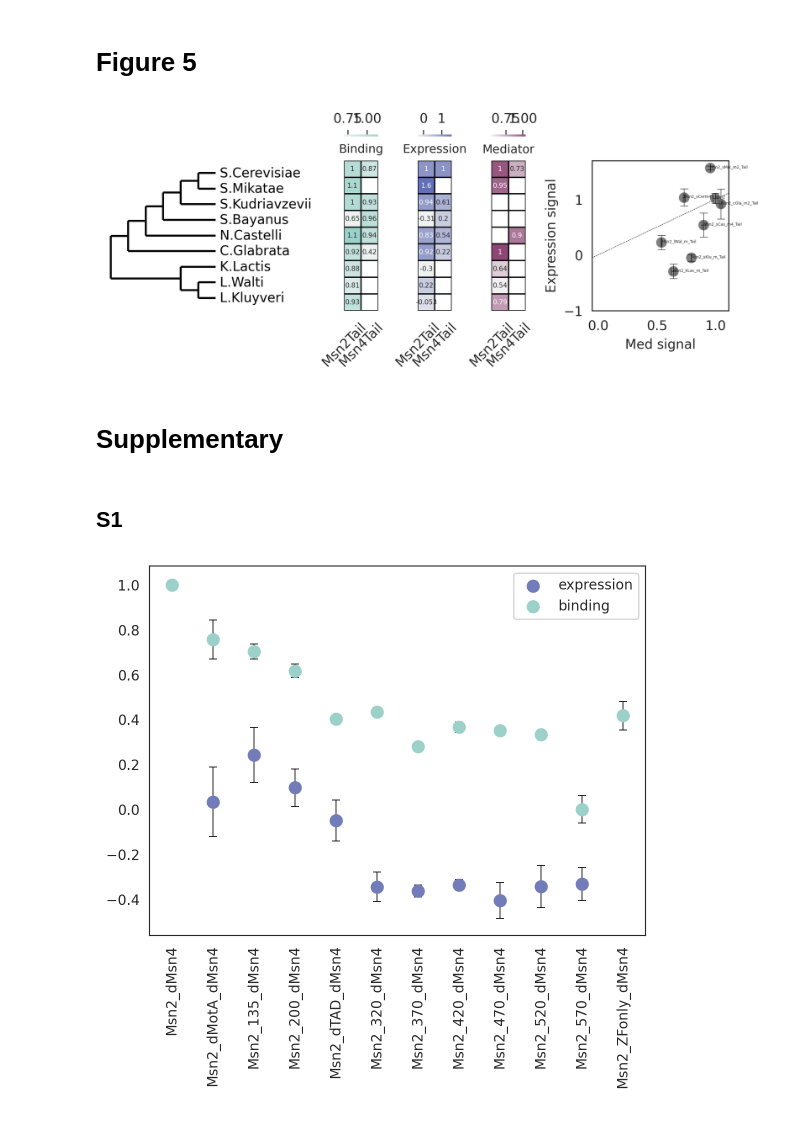
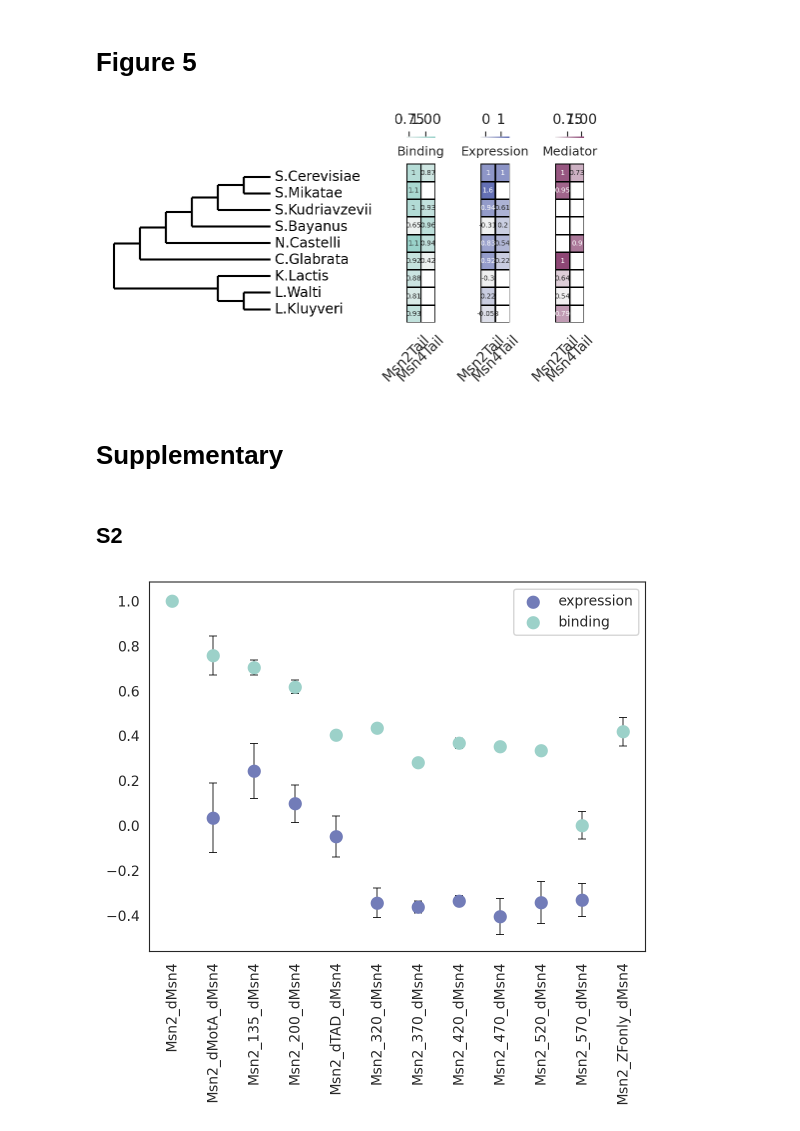
Before and after one commit to vmindel/MinBro2023, a Jupyter notebook: Analysis.ipynb, the cells around one changed output. Saved outputs shown, nothing was run; the diff lists cells and outputs as text; code cells hidden in the pictures.

```diff
--- a/Analysis.ipynb
+++ b/Analysis.ipynb
@@ -923,7 +978,7 @@ handle = StringIO(treedata)
 tree = Phylo.read(handle, "newick")
 
 
-fig, axes = plt.subplots(1,5,figsize=(7,2.8), constrained_layout=True, width_ratios=[4,1,1,1,4], dpi=150)
+fig, axes = plt.subplots(1,4,figsize=(5,2.8), constrained_layout=True, width_ratios=[7,1,1,1])
 ax = axes[0]
 Phylo.draw(tree, do_show=False, axes=ax,)
 sns.despine(ax=ax, top=True, bottom=True, left=True, right=True)
@@ -985,51 +1040,51 @@ evo_med = m_model_mean.loc[pd.Index(order).drop(med_drop)]
 evo_med.loc['Msn2_sKud_m2_Tail'] = math.nan
 evo_med.loc['Msn2_sKud_m4_Tail'] = math.nan
 evo_med.loc['Msn2_sBay_m2_Tail'] = math.nan
 evo_med.loc['Msn2_sBay_m4_Tail'] = math.nan
 evo_med.loc['Msn2_sCas_m2_Tail'] = math.nan
 evo_med.loc['Msn2_cGla_m4_Tail'] = math.nan
 evo_med.loc['Msn2_sMik_m4_Tail'] = math.nan
 evo_med.loc['Msn2_kLac_m_Tail_dummy'] = math.nan
 evo_med.loc['Msn2_lWal_m_Tail_dummy'] = math.nan
 evo_med.loc['Msn2_sKlu_m_Tail_dummy'] = math.nan
 evo_med = evo_med.loc[['Msn2', 'Msn2_sCerm4T', 'Msn2_sMik_m2_Tail', 'Msn2_sMik_m4_Tail', 'Msn2_sKud_m2_Tail',
        'Msn2_sKud_m4_Tail', 'Msn2_sBay_m2_Tail', 'Msn2_sBay_m4_Tail',
        'Msn2_sCas_m2_Tail', 'Msn2_sCas_m4_Tail', 'Msn2_cGla_m2_Tail',
        'Msn2_cGla_m4_Tail', 'Msn2_kLac_m_Tail','Msn2_kLac_m_Tail_dummy',
                          'Msn2_lWal_m_Tail','Msn2_lWal_m_Tail_dummy',
        'Msn2_sKlu_m_Tail',
 
 'Msn2_sKlu_m_Tail_dummy']]
 
 evo_med = pd.DataFrame(evo_med.values.reshape(-1,2))
 sns.heatmap(evo_med, ax=ax, cmap=mcmap, cbar_kws=dict(location='top'), linecolor='k', linewidths=.5, annot=True, annot_kws={'size':5})
 ax.set_xlabel('')
 ax.set_xticks([0,1], ['Msn2Tail', 'Msn4Tail'], rotation=45)
 ax.set_yticklabels('')
 ax.set_title('Mediator', size=9)
-ax=axes[4]
-ax.axline((0,0), slope=1, c='k', linestyle='--', linewidth=.3)
+# ax=axes[4]
+# ax.axline((0,0), slope=1, c='k', linestyle='--', linewidth=.3)
 
-ax.scatter(evo_med.values.reshape(1,-1)[0], evo_exp.values.reshape(1,-1)[0], c='gray', s=50, zorder=20)
-needed_error = set(m_model_mean.index).intersection(order).intersection(e_model_mean.index)
-x =  m_model_mean.loc[needed_error]
-y = e_model_mean.loc[needed_error]
-ax.errorbar(x.squeeze().values, y.squeeze().values, e_model_sem.loc[needed_error].squeeze().values,
-            m_model_sem.loc[needed_error].squeeze().values, fmt='None', capsize=3, c='k', linewidth=.3, capthick=.3, zorder=20)
-for i in needed_error:
-    ax.annotate(i, (x.loc[i], y.loc[i]), size=3, zorder=20)
+# ax.scatter(evo_med.values.reshape(1,-1)[0], evo_exp.values.reshape(1,-1)[0], c='gray', s=50, zorder=20)
+# needed_error = set(m_model_mean.index).intersection(order).intersection(e_model_mean.index)
+# x =  m_model_mean.loc[needed_error]
+# y = e_model_mean.loc[needed_error]
+# ax.errorbar(x.squeeze().values, y.squeeze().values, e_model_sem.loc[needed_error].squeeze().values,
+#             m_model_sem.loc[needed_error].squeeze().values, fmt='None', capsize=3, c='k', linewidth=.3, capthick=.3, zorder=20)
+# for i in needed_error:
+#     ax.annotate(i, (x.loc[i], y.loc[i]), size=3, zorder=20)
 
-ax.set_yticks([-1,0,1])
-ax.set_xlabel('Med signal')
-ax.set_ylabel('Expression signal')
+# ax.set_yticks([-1,0,1])
+# ax.set_xlabel('Med signal')
+# ax.set_ylabel('Expression signal')
 fig.savefig('figures/Main/fig5/evo.pdf')
 fig.show()
 # %% [output]
-[figure, old version]
+[figure, new version]
 # %% [markdown]
 # Supplementary
 # %% [markdown]
-## S1
+## S2
 # %%
 
 minmax_sp_msn4 =  lambda x : (x - b_model_repeats_sag.loc['Msn2_delMsn4_d570'].mean()) /\
```
Also changed, not shown: parts of 14 cells of this notebook, 23 other files.
